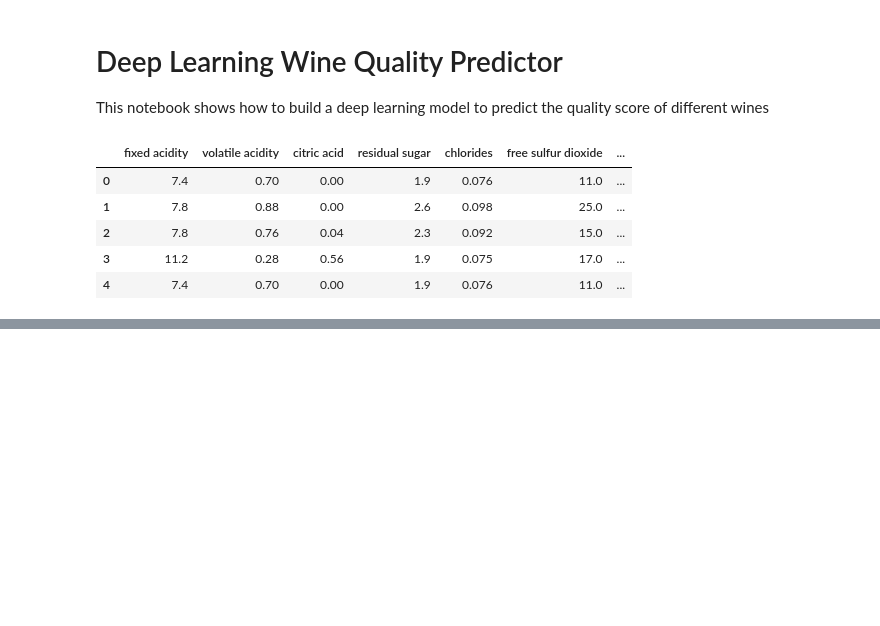
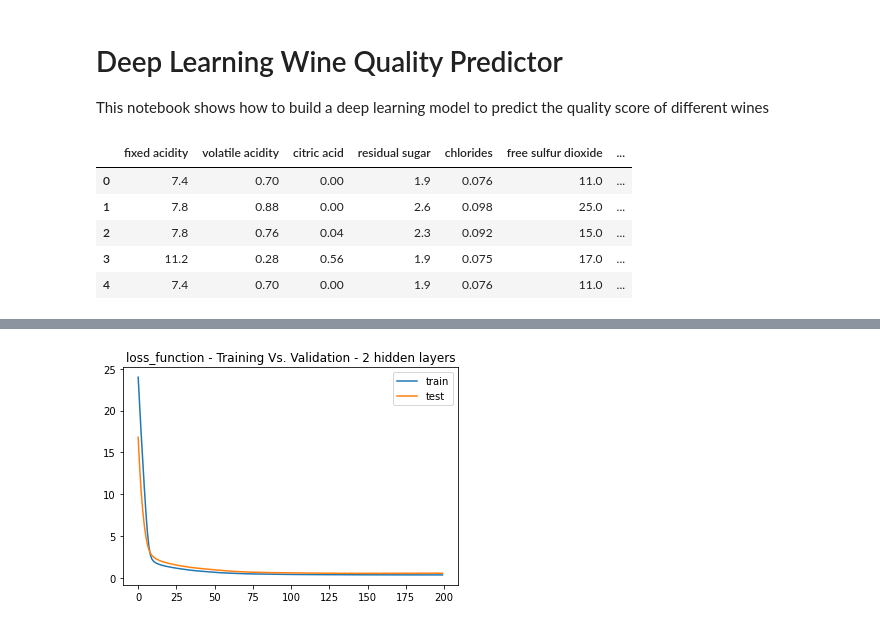
Before and after one commit to jrseti/dataviz, a Jupyter notebook: modules/module19/deeplearning.ipynb, the cells around one changed output, grey strips where cells are left out. Cells and saved outputs as stored; diff of their text form; code cells hidden in the pictures; blank space fills up the shorter version.

```diff
--- a/modules/module19/deeplearning.ipynb
+++ b/modules/module19/deeplearning.ipynb
@@ -23,3 +23,13 @@ df.head()
 | 2 | 7.8 | 0.76 | 0.04 | 2.3 | 0.092 | 15.0 | ... |
 | 3 | 11.2 | 0.28 | 0.56 | 1.9 | 0.075 | 17.0 | ... |
 | 4 | 7.4 | 0.70 | 0.00 | 1.9 | 0.076 | 11.0 | ... |
+# %%
+# Create the features (X) and target (y) sets
+X = df.iloc[:, 0:11].values
+y = df["quality"].values
+# %%
+# Scale the data
+from sklearn.preprocessing import StandardScaler
+
+scaler = StandardScaler().fit(X)
+X = scaler.transform(X)
@@ -25,0 +152,9 @@ df.head()
+# %%
+# Train vs test for deep net
+plt.plot(model_2.history["loss"])
+plt.plot(model_2.history["val_loss"])
+plt.title("loss_function - Training Vs. Validation - 2 hidden layers")
+plt.legend(["train", "test"])
+plt.show()
+# %% [output]
+[figure, added]
```
Also changed, not shown: parts of 11 cells of this notebook, 2 other files.
